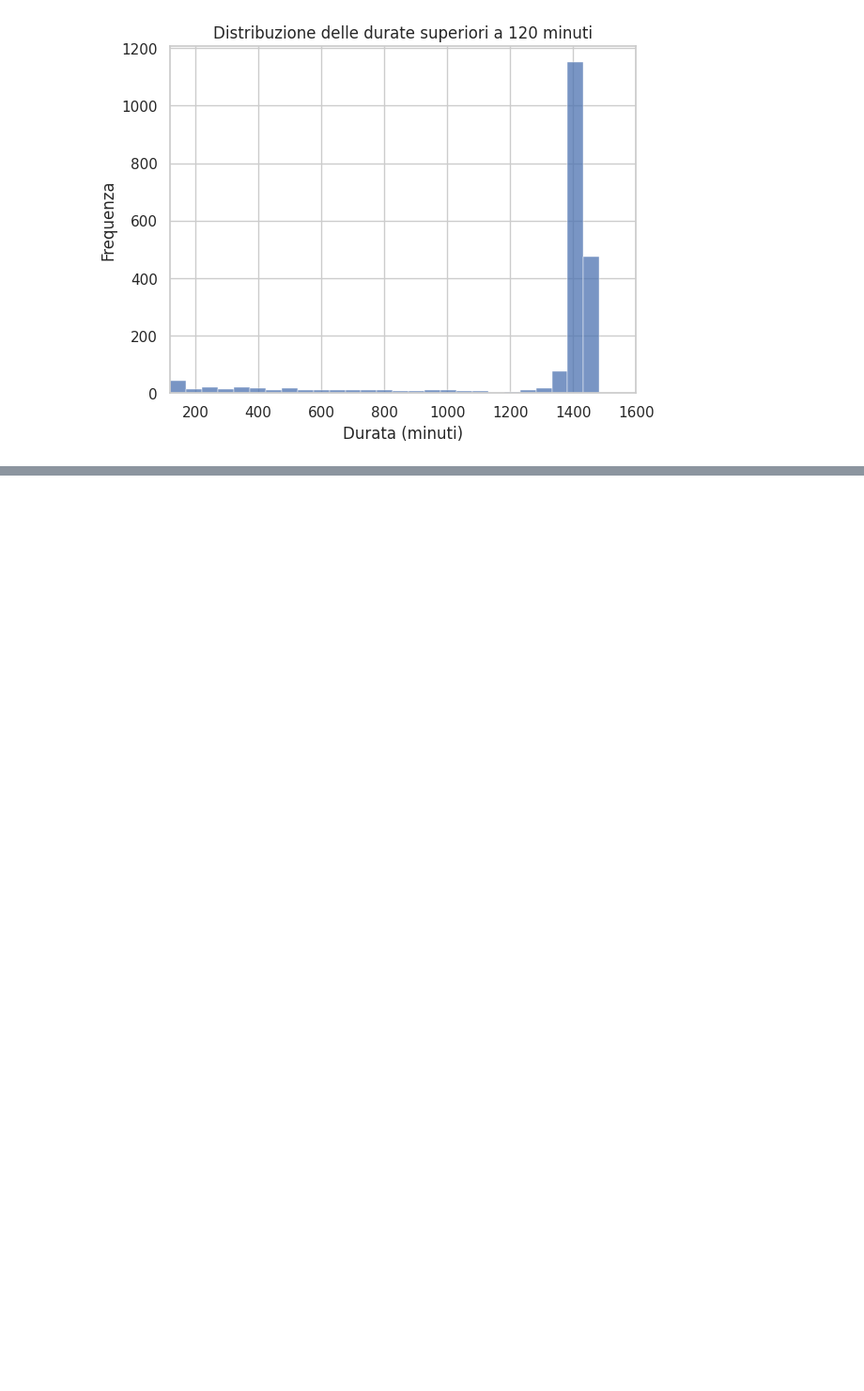
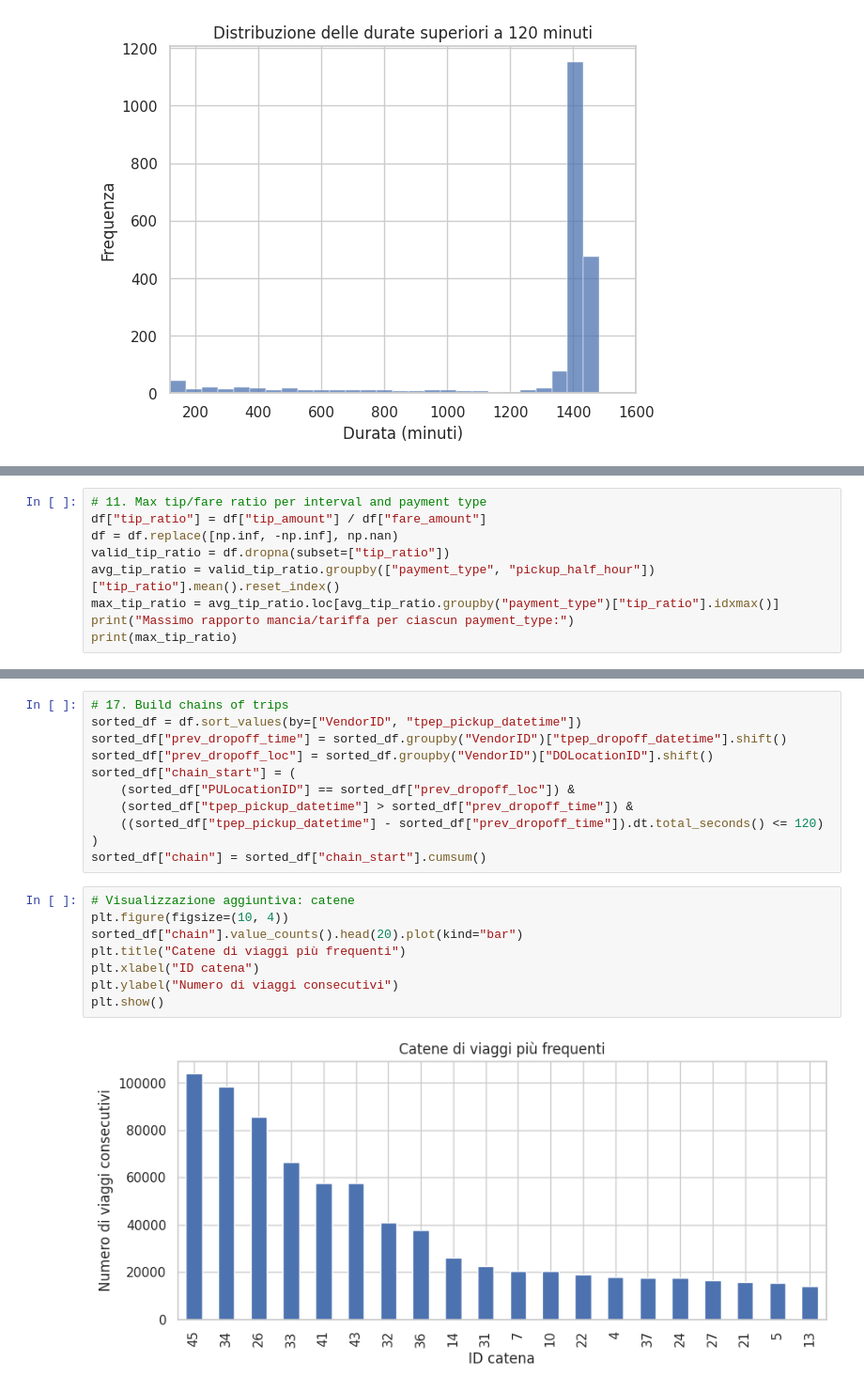
Before and after one commit to robbianiandrea/focs, a Jupyter notebook: Progetto_Andrea_Robbiani.ipynb, the cells around one changed output, grey strips where cells are left out. Shown at 94% size. Cells and saved outputs as stored; diff of their text form; blank space fills up the shorter version.

```diff
--- a/Progetto_Andrea_Robbiani.ipynb
+++ b/Progetto_Andrea_Robbiani.ipynb
@@ -74,0 +116,9 @@ plt.show()
+# %%
+# 11. Max tip/fare ratio per interval and payment type
+df["tip_ratio"] = df["tip_amount"] / df["fare_amount"]
+df = df.replace([np.inf, -np.inf], np.nan)
+valid_tip_ratio = df.dropna(subset=["tip_ratio"])
+avg_tip_ratio = valid_tip_ratio.groupby(["payment_type", "pickup_half_hour"])["tip_ratio"].mean().reset_index()
+max_tip_ratio = avg_tip_ratio.loc[avg_tip_ratio.groupby("payment_type")["tip_ratio"].idxmax()]
+print("Massimo rapporto mancia/tariffa per ciascun payment_type:")
+print(max_tip_ratio)
@@ -74,0 +156,21 @@ plt.show()
+# %%
+# 17. Build chains of trips
+sorted_df = df.sort_values(by=["VendorID", "tpep_pickup_datetime"])
+sorted_df["prev_dropoff_time"] = sorted_df.groupby("VendorID")["tpep_dropoff_datetime"].shift()
+sorted_df["prev_dropoff_loc"] = sorted_df.groupby("VendorID")["DOLocationID"].shift()
+sorted_df["chain_start"] = (
+    (sorted_df["PULocationID"] == sorted_df["prev_dropoff_loc"]) &
+    (sorted_df["tpep_pickup_datetime"] > sorted_df["prev_dropoff_time"]) &
+    ((sorted_df["tpep_pickup_datetime"] - sorted_df["prev_dropoff_time"]).dt.total_seconds() <= 120)
+)
+sorted_df["chain"] = sorted_df["chain_start"].cumsum()
+# %%
+# Visualizzazione aggiuntiva: catene
+plt.figure(figsize=(10, 4))
+sorted_df["chain"].value_counts().head(20).plot(kind="bar")
+plt.title("Catene di viaggi più frequenti")
+plt.xlabel("ID catena")
+plt.ylabel("Numero di viaggi consecutivi")
+plt.show()
+# %% [output]
+[figure, added]
```
Also changed, not shown: parts of 12 cells of this notebook.
